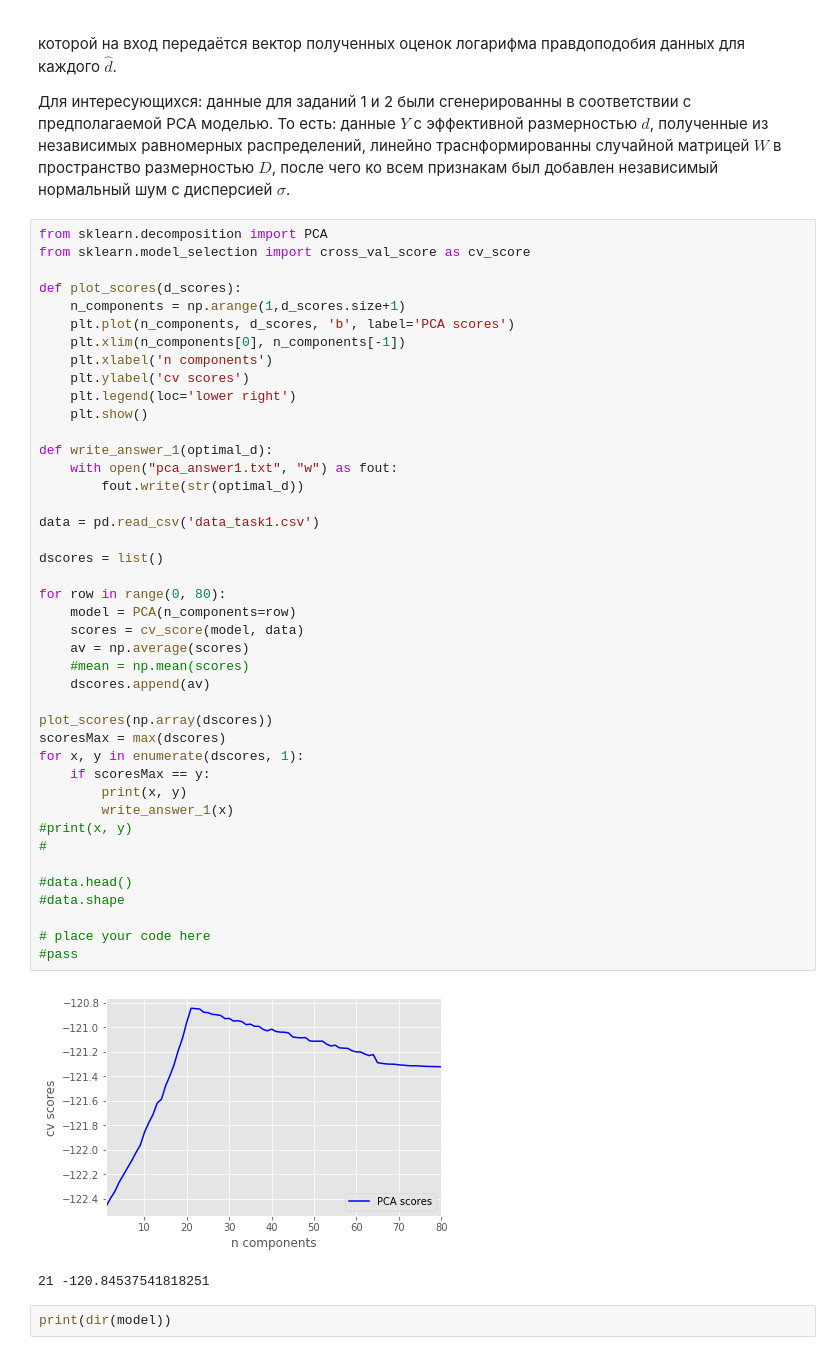
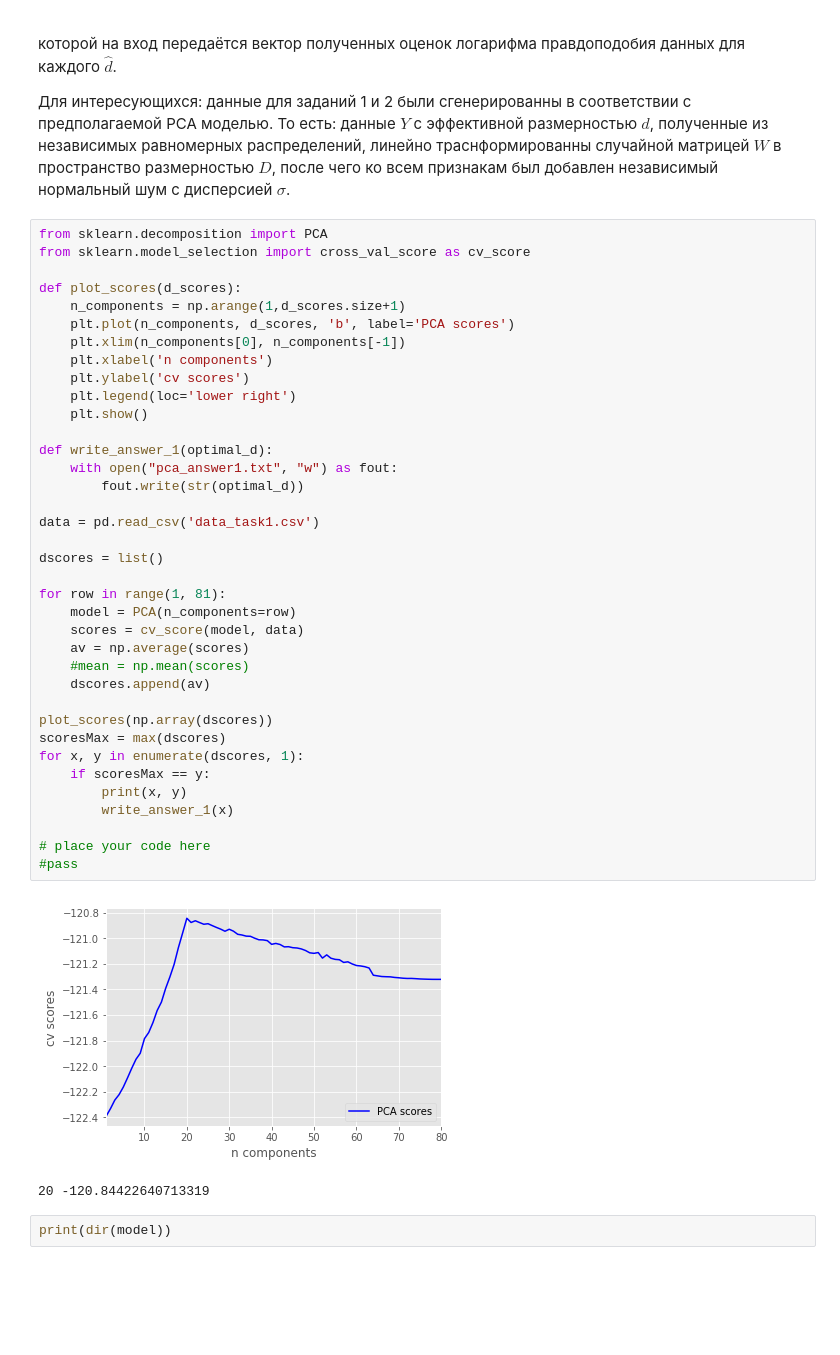
Before and after one commit to AlexeyAverin/MLLearn, a Jupyter notebook: c3w2t1.ipynb, the cells around one changed output. Cells and saved outputs as stored; diff of their text form; blank space fills up the shorter version.

```diff
--- a/c3w2t1.ipynb
+++ b/c3w2t1.ipynb
@@ -223,41 +223,36 @@ def plot_scores(d_scores):
     plt.xlim(n_components[0], n_components[-1])
     plt.xlabel('n components')
     plt.ylabel('cv scores')
     plt.legend(loc='lower right')
     plt.show()
 
 def write_answer_1(optimal_d):
     with open("pca_answer1.txt", "w") as fout:
         fout.write(str(optimal_d))
 
 data = pd.read_csv('data_task1.csv')
 
 dscores = list()
 
-for row in range(0, 80):
+for row in range(1, 81):
     model = PCA(n_components=row)
     scores = cv_score(model, data)
     av = np.average(scores)
     #mean = np.mean(scores)
     dscores.append(av)
 
 plot_scores(np.array(dscores))
 scoresMax = max(dscores)
 for x, y in enumerate(dscores, 1):
     if scoresMax == y:
         print(x, y)
         write_answer_1(x)
-#print(x, y)
-#
-
-#data.head()
-#data.shape
 
 # place your code here
 #pass
 # %% [output]
-[figure, old version]
+[figure, new version]
-21 -120.84537541818251
+20 -120.84422640713319
 # %%
 print(dir(model))
 # %% [output]
```
Also changed, not shown: parts of 23 cells of this notebook.
